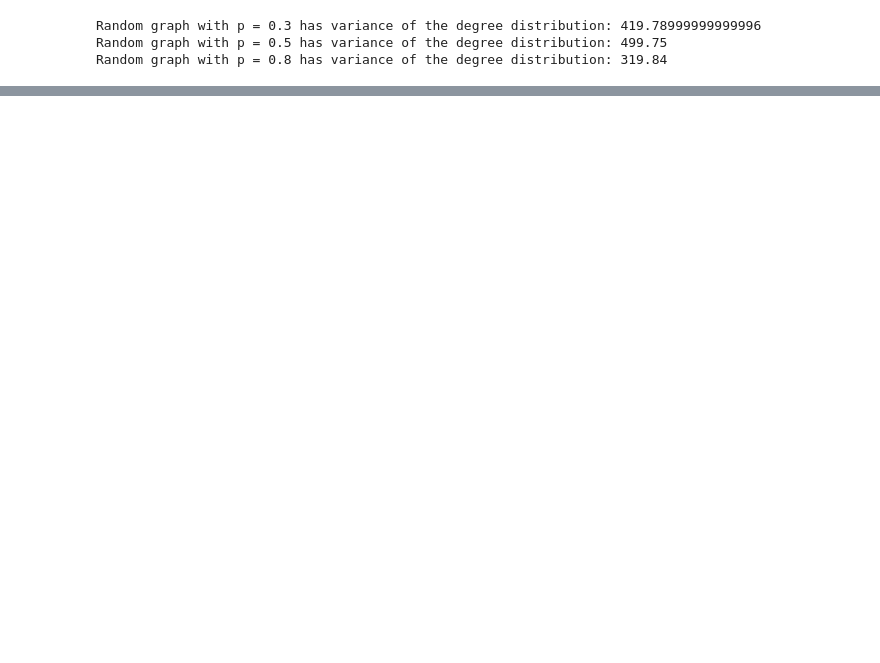
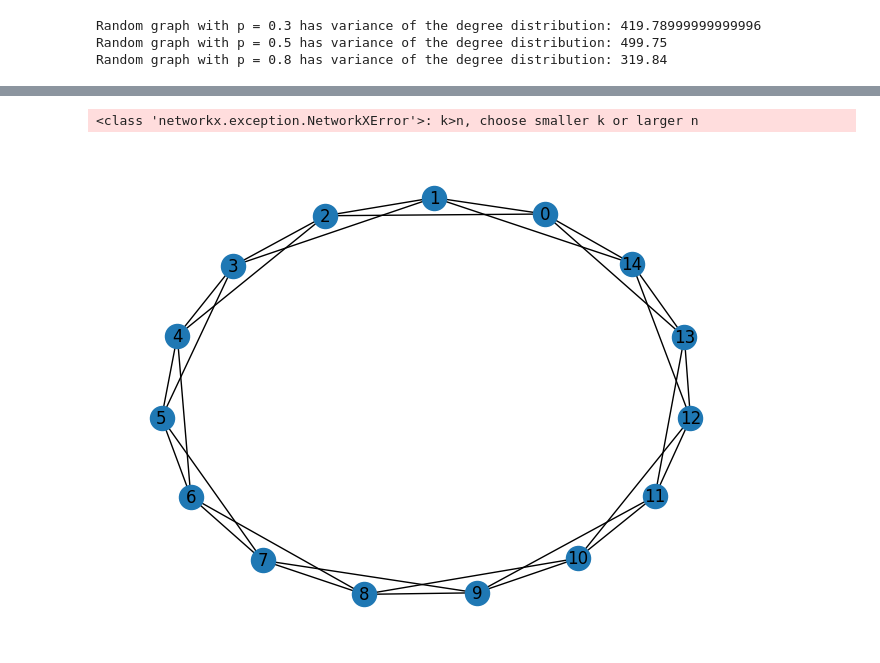
Before and after one commit to KohutMaria/Diffusion-processes, a Jupyter notebook: DPOCN_3.ipynb, the cells around one changed output, grey strips where cells are left out. Saved outputs shown, nothing was run; the diff lists cells and outputs as text; code cells hidden in the pictures; blank space fills up the shorter version.

Commit message:
Add Watts-Strogatz model

```diff
--- a/DPOCN_3.ipynb
+++ b/DPOCN_3.ipynb
@@ -141,0 +164,49 @@ plt.show()
+# %%
+n = 3
+k = 4
+p = 1
+ws = nx.watts_strogatz_graph(n, k, p, seed=None)
+nx.draw(ws, with_labels = True)
+print(nx.number_of_edges(ws))
+# %% [output]
+<class 'networkx.exception.NetworkXError'>: k>n, choose smaller k or larger n
+# %%
+def watts_strogatz_graph(N, K, p):
+    if K >= N:
+        print("K must be smaller than N")
+        return None
+
+    G = nx.Graph()
+    G.add_nodes_from(range(N))
+
+    k = K // 2
+
+    for i in range(N):
+        for j in range(1, k+1):
+            G.add_edge(i, (i+j) % N)
+
+    for e in G.edges:
+        # print(f"e = {e}")
+        q = random.uniform(0, 1)
+        # print(f"q = {q}")
+#            print(f'i = {i}; j = {j}; q = {q}')
+        if q < p:
+            # print(f"q < p")
+            v = random.randint(0, N-1)
+            # print(f"v = {v}")
+            while v == e[0] or [e[0], v] in G.edges:
+                # print(f"v = {v}")
+                v = random.randint(0, N-1)
+            # print(f"e[0], v = {e[0]}, {v}")
+            # print(f"e[0], e[1] = {e[0]}, {e[1]}")
+            G.add_edge(e[0], v)
+            G.remove_edge(e[0], e[1])
+    return G
+# %%
+n = 15
+k = 5
+p = 0.0
+ws = watts_strogatz_graph(n, k, p)
+nx.draw(ws, with_labels = True)
+# %% [output]
+[figure, added]
```
Also changed, not shown: parts of 20 cells of this notebook.
